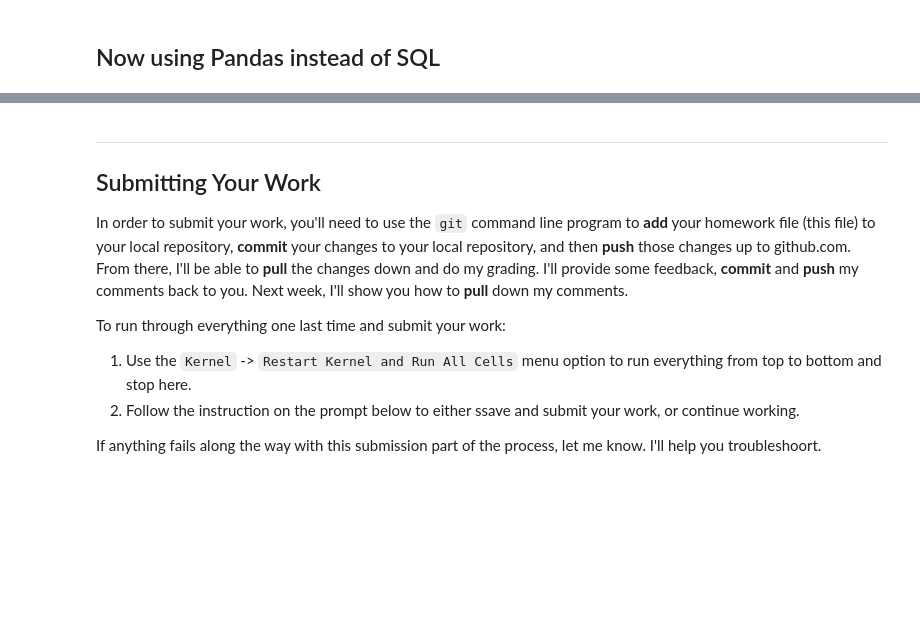
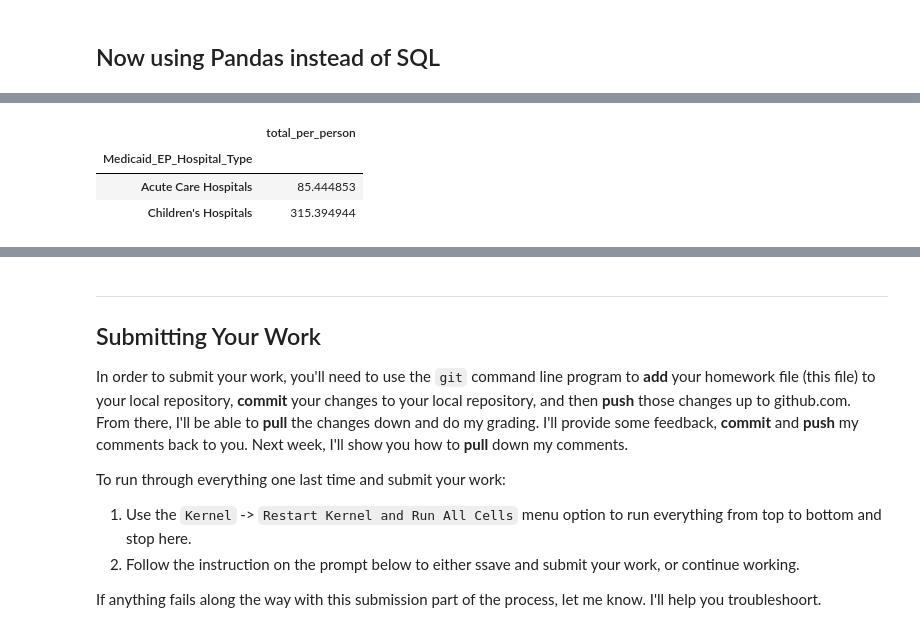
Before and after one commit to msimkins7/hds5210-2022, a Jupyter notebook: week15/week15_assignment.ipynb, the cells around one changed output, grey strips where cells are left out. Drawn from its saved outputs; the diff is of its cells as text; code cells hidden in the pictures; blank space fills up the shorter version.

```diff
--- a/week15/week15_assignment.ipynb
+++ b/week15/week15_assignment.ipynb
@@ -301,3 +298,17 @@ new_test
+# %%
+import numpy as np
+answer = new_test.pivot_table(
+    values = 'total_per_person',
+    index= 'Medicaid_EP_Hospital_Type',
+    aggfunc = np.ma.mean,
+    fill_value = 0)
+# %%
+answer
+# %% [output]
+|  | total_per_person |
+| Medicaid_EP_Hospital_Type |  |
+| Acute Care Hospitals | 85.444853 |
+| Children's Hospitals | 315.394944 |
 # %%
 assert(type(answer) == pd.core.frame.DataFrame)
 assert(round(answer.query("Medicaid_EP_Hospital_Type == 'Acute Care Hospitals'")['Avg_Pay_per_Capita'].sum(),3) == 106.583)
```
Also changed, not shown: parts of 9 cells of this notebook.
